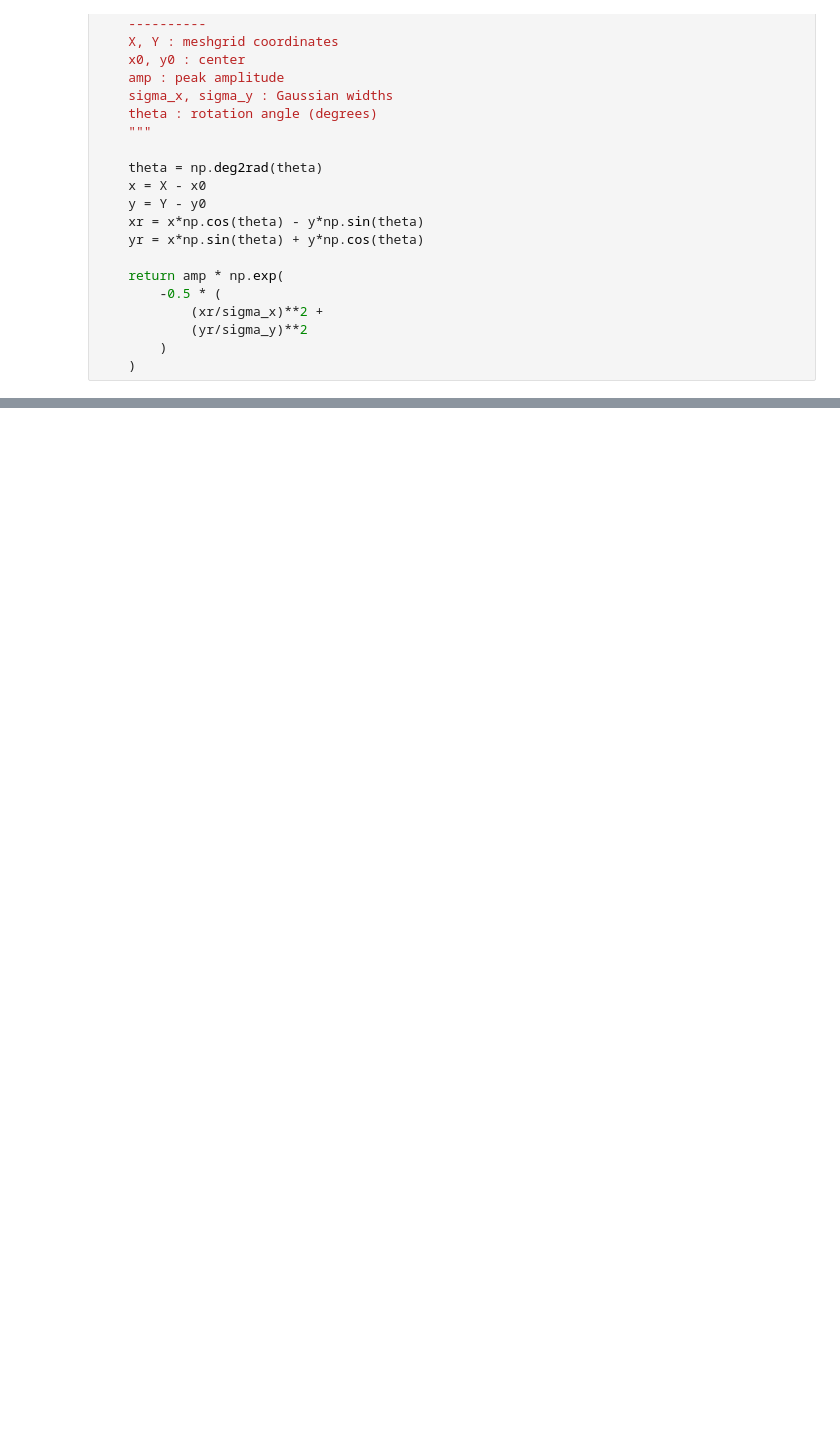
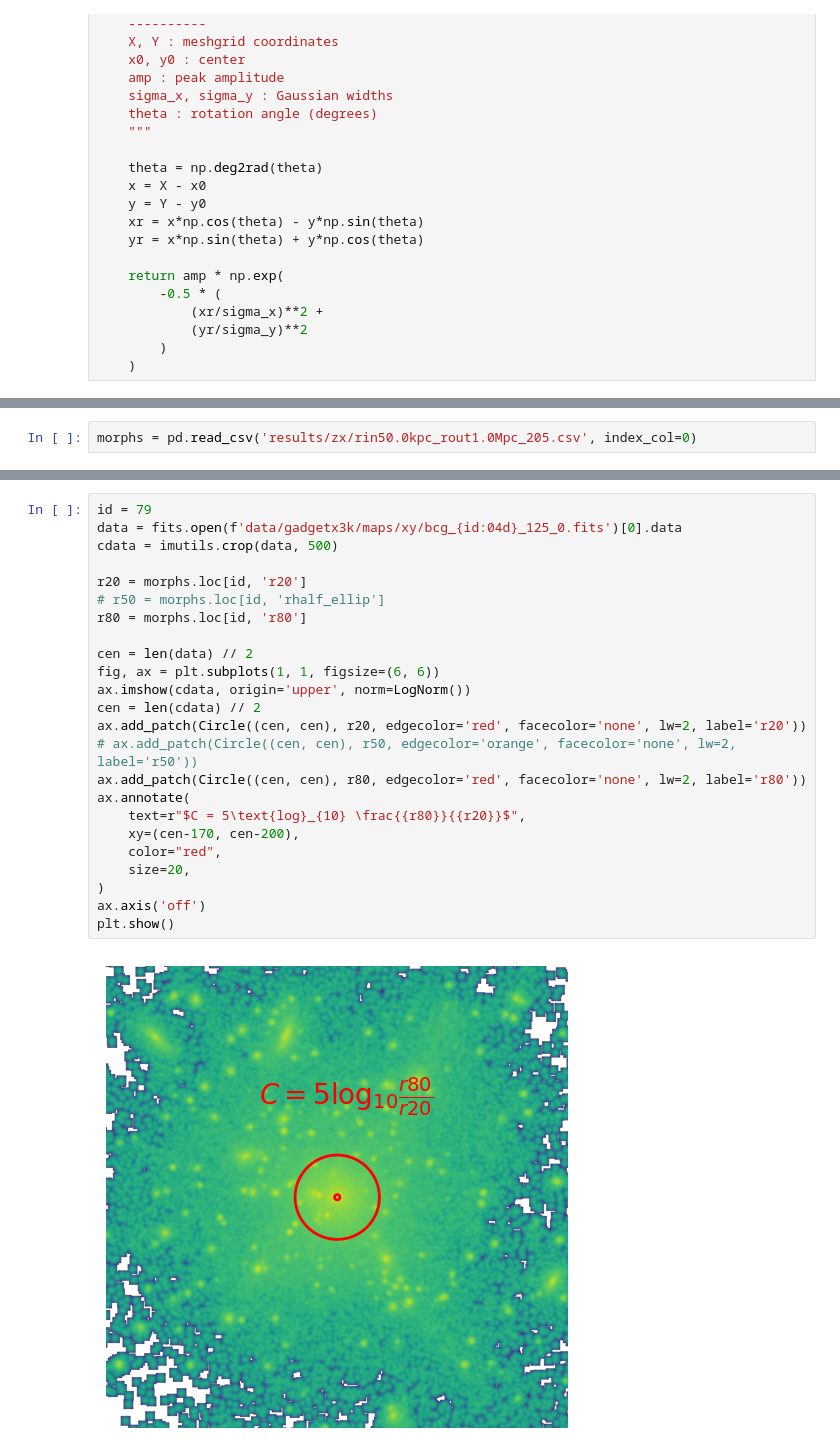
Before and after one commit to Kabelo-T/cluster_morph, a Jupyter notebook: viz.ipynb, the cells around one changed output, grey strips where cells are left out. Drawn from its saved outputs; the diff is of its cells as text; blank space fills up the shorter version.

```diff
--- a/viz.ipynb
+++ b/viz.ipynb
@@ -104,0 +162,2 @@ plt.show()
+# %%
+morphs = pd.read_csv('results/zx/rin50.0kpc_rout1.0Mpc_205.csv', index_col=0)
@@ -104,0 +194,26 @@ plt.show()
+# %%
+id = 79
+data = fits.open(f'data/gadgetx3k/maps/xy/bcg_{id:04d}_125_0.fits')[0].data
+cdata = imutils.crop(data, 500)
+
+r20 = morphs.loc[id, 'r20']
+# r50 = morphs.loc[id, 'rhalf_ellip']
+r80 = morphs.loc[id, 'r80']
+
+cen = len(data) // 2
+fig, ax = plt.subplots(1, 1, figsize=(6, 6))
+ax.imshow(cdata, origin='upper', norm=LogNorm())
+cen = len(cdata) // 2
+ax.add_patch(Circle((cen, cen), r20, edgecolor='red', facecolor='none', lw=2, label='r20'))
+# ax.add_patch(Circle((cen, cen), r50, edgecolor='orange', facecolor='none', lw=2, label='r50'))
+ax.add_patch(Circle((cen, cen), r80, edgecolor='red', facecolor='none', lw=2, label='r80'))
+ax.annotate(
+    text=r"$C = 5\text{log}_{10} \frac{{r80}}{{r20}}$",
+    xy=(cen-170, cen-200),
+    color="red",
+    size=20,
+)
+ax.axis('off')
+plt.show()
+# %% [output]
+[figure, added]
```
Also changed, not shown: parts of 12 cells of this notebook, 6 other files.
